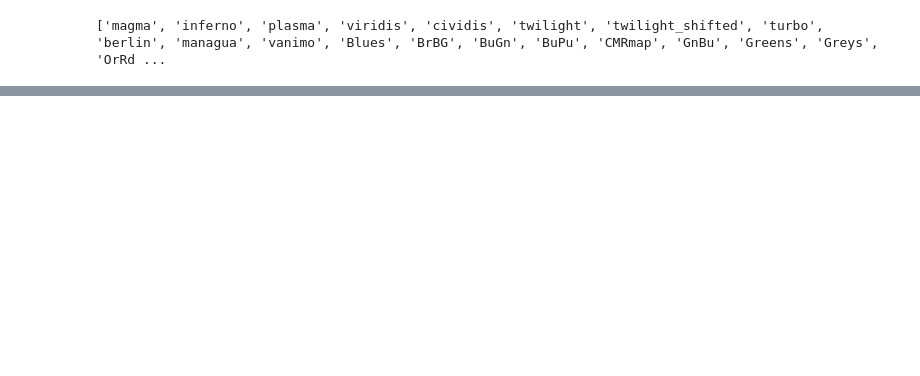
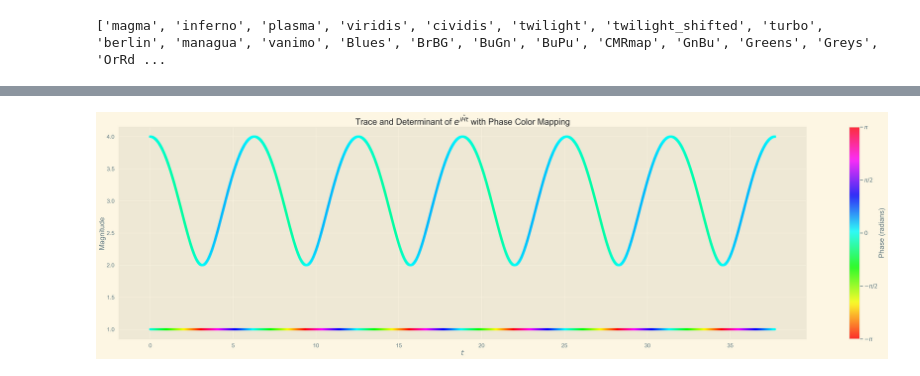
Before and after one commit to PanScout/quantum-fpga, a Jupyter notebook: python/ Matrix_Exponetial_Analysis.ipynb, the cells around one changed output, grey strips where cells are left out. Saved outputs shown, nothing was run; the diff lists cells and outputs as text; code cells hidden in the pictures; blank space fills up the shorter version.

```diff
--- a/python/ Matrix_Exponetial_Analysis.ipynb
+++ b/python/ Matrix_Exponetial_Analysis.ipynb
@@ -220,0 +6,90 @@ Eigenvalues of A: [-2.46519033e-32+0.j -1.00000000e+00+0.j  0.00000000e+00+0.j
+# %%
+import numpy as np
+import matplotlib.pyplot as plt
+from scipy.linalg import expm
+import seaborn as sns
+import matplotlib.cm as cm
+import matplotlib.ticker as ticker
+
+# Use the Solarized Light style for improved aesthetics.
+plt.style.use('Solarize_Light2')
+# Optionally, comment out the Seaborn theme if desired:
+# sns.set_theme(style="whitegrid", context="talk")
+
+# ================================
+# Define a 4x4 Hamiltonian \hat{H} (using a block structure)
+# ================================
+H = np.array([
+    [0,    0,    0, 0],
+    [0, -0.5,  0.5, 0],
+    [0,  0.5, -0.5, 0],
+    [0,    0,    0, 0]
+], dtype=np.complex128)
+
+# Optionally, compute the eigenvalues to analyze periodicity:
+eigs = np.linalg.eigvals(H)
+print("Eigenvalues of H:", eigs)
+period = 4 * np.pi  # reference period (unused in this version)
+
+# ================================
+# Define the range for t with higher resolution
+# ================================
+num_points = 50000  # increased resolution for smooth curves
+t_values = np.linspace(0, 12 * np.pi, num_points)
+
+# Prepare lists to store determinant and trace results.
+det_values = []
+trace_values = []
+
+# Compute e^(i \hat{H} t) for each t and extract determinant and trace.
+for t in t_values:
+    M = expm(1j * t * H)
+    det_values.append(np.linalg.det(M))
+    trace_values.append(np.trace(M))
+
+det_values   = np.array(det_values)
+trace_values = np.array(trace_values)
+
+# Compute magnitudes and phases.
+det_mag   = np.abs(det_values)
+det_phase = np.angle(det_values)
+trace_mag   = np.abs(trace_values)
+trace_phase = np.angle(trace_values)
+
+# ================================
+# Create the high-resolution plot using Matplotlib's scatter for continuous colormapping.
+# ================================
+fig, ax = plt.subplots(figsize=(35, 10), dpi=200)
+
+# Define common normalization and colormap for phase mapping.
+norm = plt.Normalize(vmin=-np.pi, vmax=np.pi)
+cmap = sns.color_palette("hsv", as_cmap=True)
+
+# Scatter plot for determinant (circle markers).
+sc_det = ax.scatter(t_values, det_mag, c=det_phase, cmap=cmap, norm=norm,
+                    marker="o", s=20, alpha=0.8)
+
+# Scatter plot for trace (square markers).
+sc_trace = ax.scatter(t_values, trace_mag, c=trace_phase, cmap=cmap, norm=norm,
+                      marker="s", s=20, alpha=0.8)
+
+# Titles and labels.
+ax.set_title(r"Trace and Determinant of $e^{i\hat{H}t}$ with Phase Color Mapping", fontsize=24)
+ax.set_xlabel(r"$t$", fontsize=20)
+ax.set_ylabel("Magnitude", fontsize=20)
+ax.tick_params(axis='both', which='major', labelsize=16)
+
+# Create a colorbar to show phase information.
+cbar = plt.colorbar(sc_det, ax=ax, orientation='vertical')
+cbar.set_label("Phase (radians)", fontsize=20)
+cbar.ax.tick_params(labelsize=16)
+
+# Configure the colorbar ticks to display multiples of pi.
+tick_locs = [-np.pi, -np.pi/2, 0, np.pi/2, np.pi]
+tick_labels = [r'$-\pi$', r'$-\pi/2$', r'$0$', r'$\pi/2$', r'$\pi$']
+cbar.set_ticks(tick_locs)
+cbar.set_ticklabels(tick_labels)
+
+plt.tight_layout()
+plt.show()
+# %% [output]
@@ -220,0 +98 @@ Eigenvalues of A: [-2.46519033e-32+0.j -1.00000000e+00+0.j  0.00000000e+00+0.j
+[figure, added]
```
Also changed, not shown: parts of 2 cells of this notebook, 11 other files.
